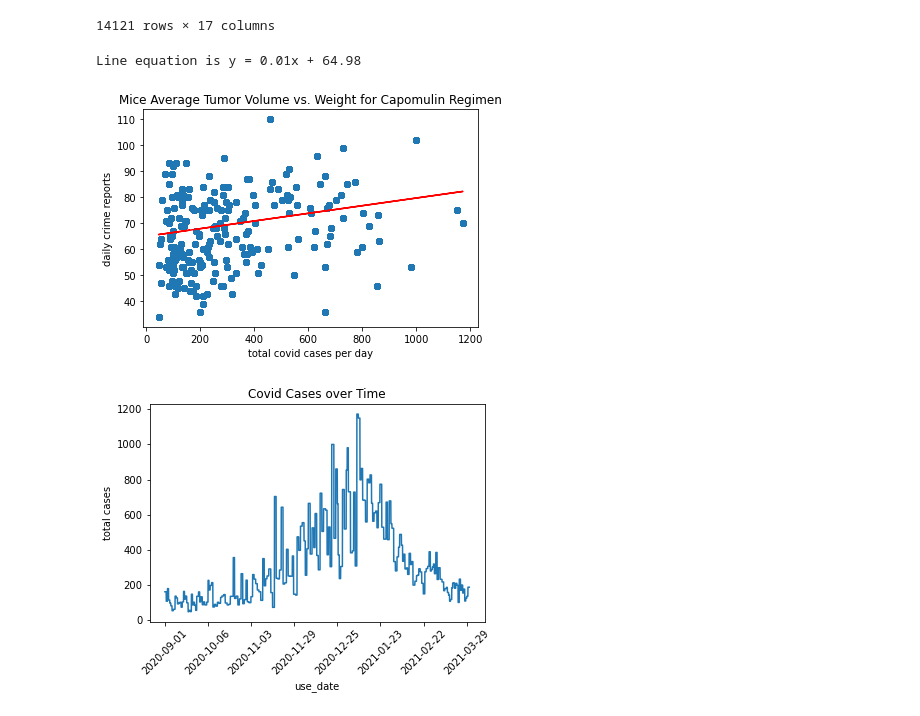
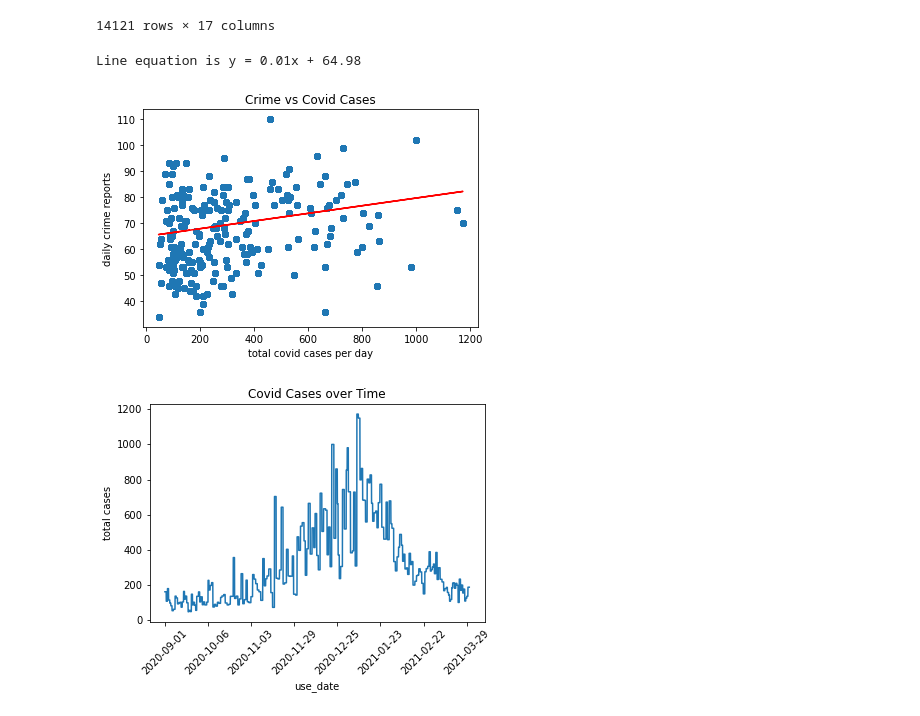
Before and after one commit to canamasc/Covid-Trends-VS-ATL-Crime, a Jupyter notebook: data_cleaning/Grouping_and_First_Plots.ipynb, the cells around one changed output. Cells and saved outputs as stored; diff of their text form; code cells hidden in the pictures.

Commit message:
rename plots

```diff
--- a/data_cleaning/Grouping_and_First_Plots.ipynb
+++ b/data_cleaning/Grouping_and_First_Plots.ipynb
@@ -124,31 +124,31 @@ output_df
 # %%
 # For neighborhood = Downtown, plot daily_reports vs time
 import scipy.stats as st
 import matplotlib.pyplot as plt
 from scipy.stats import linregress
 import numpy as np
 
 x_values= output_df['total_cases']
 y_values = output_df['daily_reports']
 
 plt.scatter(x_values, y_values)
-plt.title('Mice Average Tumor Volume vs. Weight for Capomulin Regimen')
+plt.title('Crime vs Covid Cases')
 plt.xlabel('total covid cases per day')
 plt.ylabel('daily crime reports')
 
 # Linear regression model
 
 (slope, intercept, rvalue, pvalue, stderr) = linregress(x_values, y_values)
 regress_values = x_values * slope + intercept
 line_eq = "y = " + str(round(slope,2)) + "x + " + str(round(intercept,2))
 plt.plot(x_values,regress_values,"r-")
 print("Line equation is " + line_eq)
 
 # investigate outlier
 plt.show()
 # %% [output]
 Line equation is y = 0.01x + 64.98
-[figure, old version]
+[figure, new version]
 # %%
 mouseplot = output_df.plot.line(x='use_date', y='total_cases',
                             title='Covid Cases over Time',
```
Also changed, not shown: parts of 1 cell of this notebook.
